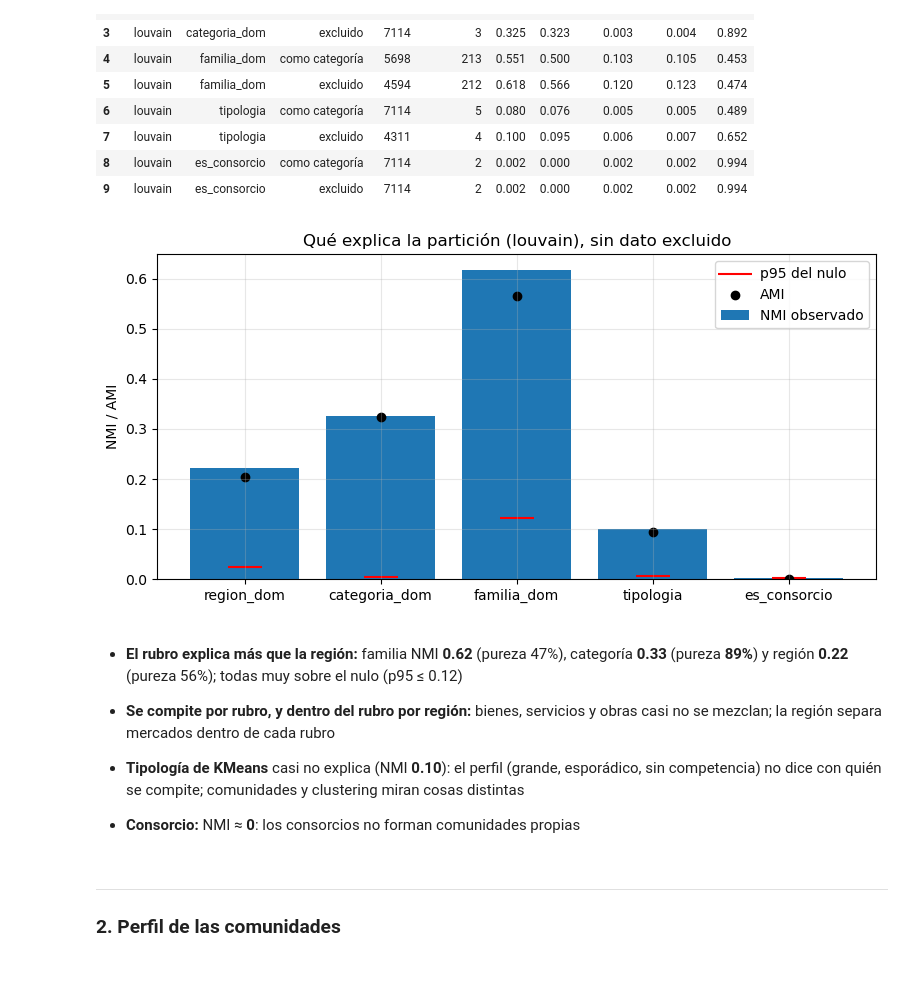
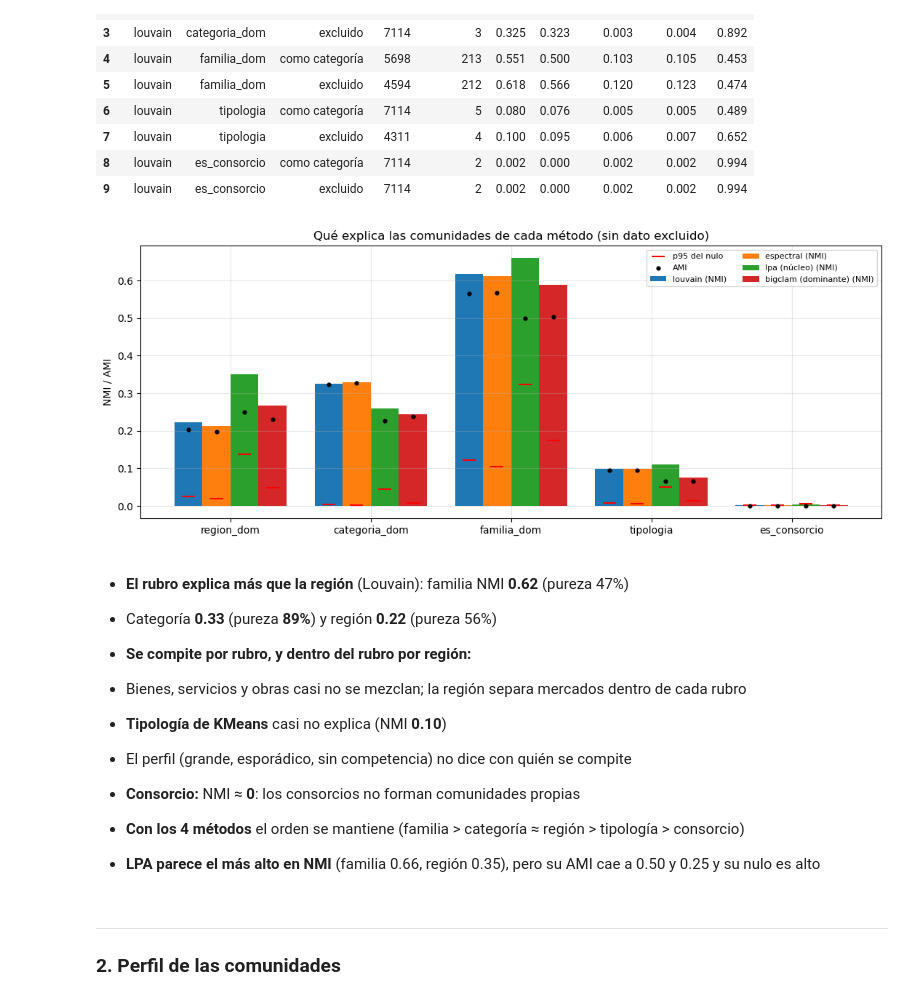
Before and after one commit to paolovasquezg/dm-proj2, a Jupyter notebook: 05_Comunidad/e_analisis.ipynb, the cells around one changed output. Cells and saved outputs as stored; diff of their text form; code cells hidden in the pictures; blank space fills up the shorter version.

Commit message:
comunidades preliminarmente acabado

```diff
--- a/05_Comunidad/e_analisis.ipynb
+++ b/05_Comunidad/e_analisis.ipynb
@@ -115,23 +125,39 @@ explica[explica.particion == config["principal"]].round(3)
 | 8 | louvain | es_consorcio | como categoría | 7114 | 2 | 0.002 | 0.000 | 0.002 | 0.002 | 0.994 |
 | 9 | louvain | es_consorcio | excluido | 7114 | 2 | 0.002 | 0.000 | 0.002 | 0.002 | 0.994 |
 # %%
-e_ = explica[(explica.particion == config["principal"]) & (explica.sin_dato == "excluido")]
-fig, ax = plt.subplots(figsize=(8, 4))
-ax.bar(e_.atributo, e_.nmi, label="NMI observado")
-ax.scatter(e_.atributo, e_.nulo_p95, c="red", marker="_", s=600, label="p95 del nulo")
-ax.scatter(e_.atributo, e_.ami, c="k", marker="o", label="AMI")
-ax.set(ylabel="NMI / AMI", title=f"Qué explica la partición ({config['principal']}), sin dato excluido"); ax.legend()
+e_ = explica[explica.sin_dato == "excluido"]
+metodos = list(particiones)
+x = np.arange(len(atributos)); ancho = .8 / len(metodos)
+fig, ax = plt.subplots(figsize=(11, 4.5))
+for k_, p in enumerate(metodos):
+    d = e_[e_.particion == p].set_index("atributo").loc[atributos]
+    xs = x + (k_ - (len(metodos) - 1) / 2) * ancho
+    ax.bar(xs, d.nmi, ancho, label=f"{p} (NMI)")
+    ax.scatter(xs, d.nulo_p95, c="red", marker="_", s=150, zorder=3, label="p95 del nulo" if k_ == 0 else None)
+    ax.scatter(xs, d.ami, c="k", marker="o", s=12, zorder=3, label="AMI" if k_ == 0 else None)
+ax.set_xticks(x); ax.set_xticklabels(atributos)
+ax.set(ylabel="NMI / AMI", title="Qué explica las comunidades de cada método (sin dato excluido)"); ax.legend(fontsize=8, ncol=2)
 mostrar_fig("nmi_atributos")
 # %% [output]
-[figure, old version]
+[figure, new version]
 # %% [markdown]
-- **El rubro explica más que la región:** familia NMI **0.62** (pureza 47%), categoría **0.33** (pureza **89%**) y región **0.22** (pureza 56%); todas muy sobre el nulo (p95 ≤ 0.12)
+- **El rubro explica más que la región** (Louvain): familia NMI **0.62** (pureza 47%)
 
-- **Se compite por rubro, y dentro del rubro por región:** bienes, servicios y obras casi no se mezclan; la región separa mercados dentro de cada rubro
+- Categoría **0.33** (pureza **89%**) y región **0.22** (pureza 56%)
 
-- **Tipología de KMeans** casi no explica (NMI **0.10**): el perfil (grande, esporádico, sin competencia) no dice con quién se compite; comunidades y clustering miran cosas distintas
+- **Se compite por rubro, y dentro del rubro por región:**
+
+- Bienes, servicios y obras casi no se mezclan; la región separa mercados dentro de cada rubro
+
+- **Tipología de KMeans** casi no explica (NMI **0.10**)
+
+- El perfil (grande, esporádico, sin competencia) no dice con quién se compite
 
 - **Consorcio:** NMI ≈ **0**: los consorcios no forman comunidades propias
+
+- **Con los 4 métodos** el orden se mantiene (familia > categoría ≈ región > tipología > consorcio)
+
+- **LPA parece el más alto en NMI** (familia 0.66, región 0.35), pero su AMI cae a 0.50 y 0.25 y su nulo es alto
 # %% [markdown]
 ---
 ### **2. Perfil de las comunidades**
```
Also changed, not shown: parts of 21 cells of this notebook, 2 other files.
